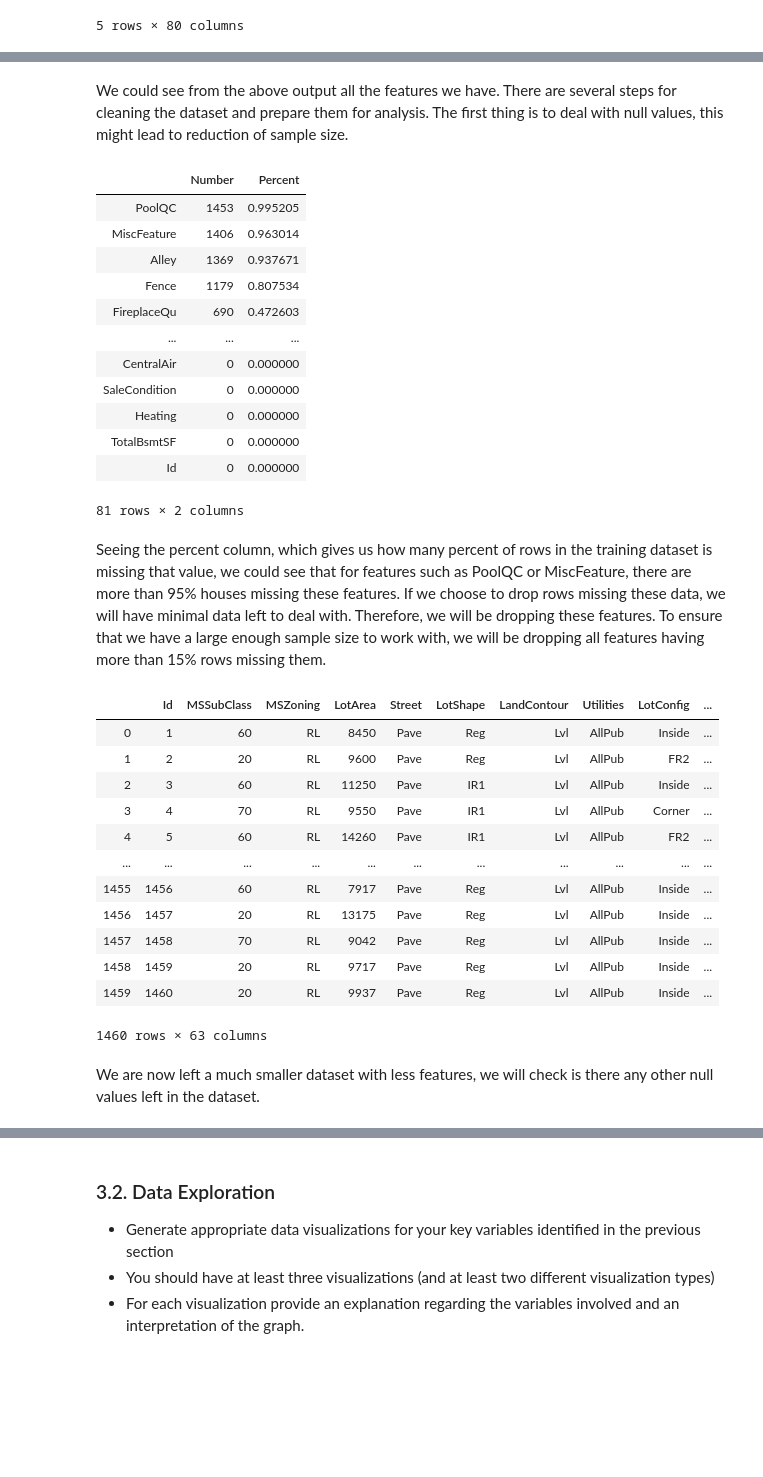
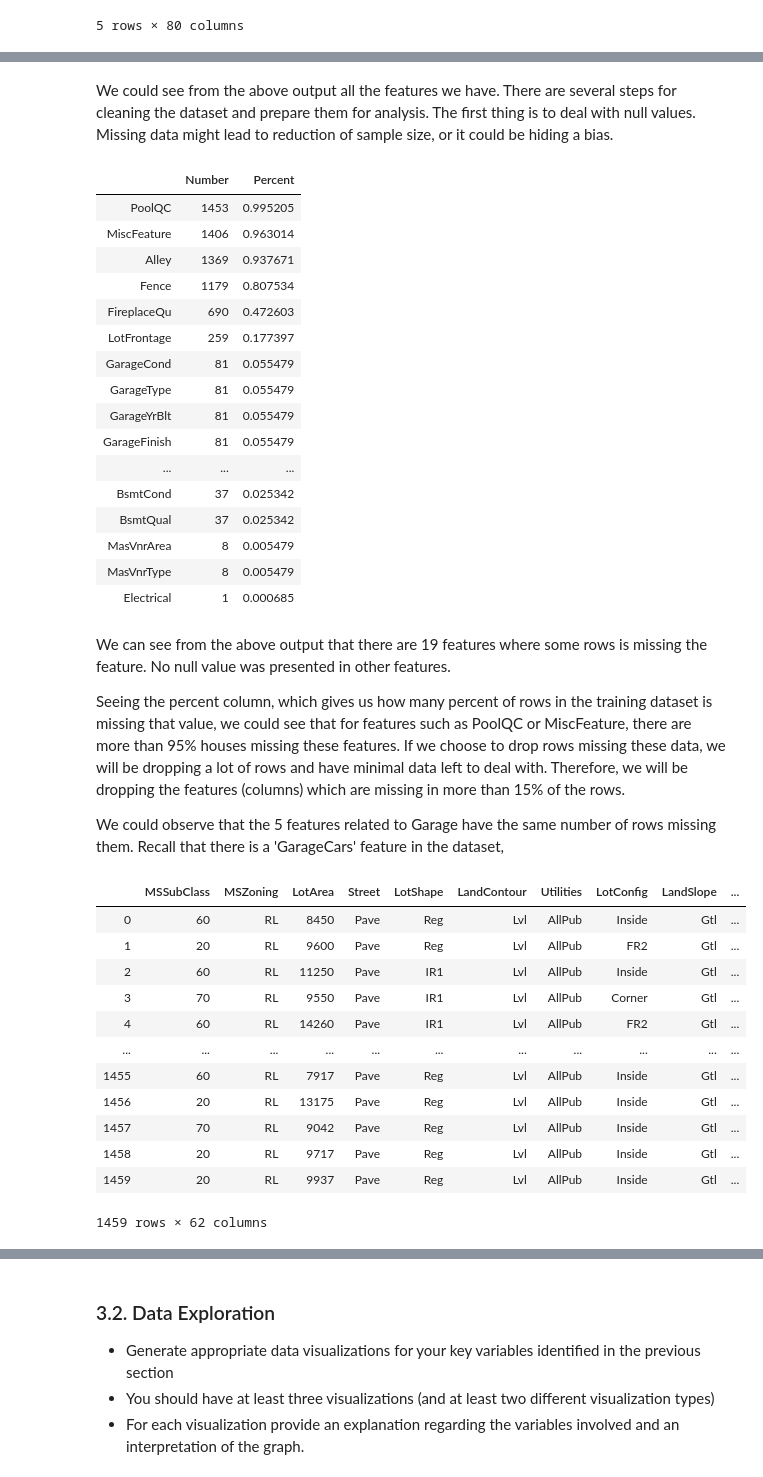
Before and after one commit to radoslavovm/ds3000_project, a Jupyter notebook: DS3000_FP4_Section2_Group16.ipynb, the cells around one changed output, grey strips where cells are left out. Saved outputs shown, nothing was run; the diff lists cells and outputs as text; code cells hidden in the pictures; blank space fills up the shorter version.

```diff
--- a/DS3000_FP4_Section2_Group16.ipynb
+++ b/DS3000_FP4_Section2_Group16.ipynb
@@ -132,12 +133,13 @@ Index(['Id', 'MSSubClass', 'MSZoning', 'LotFrontage', 'LotArea', 'Street',
        'SaleCondition'],
       dtype='object')
 # %% [markdown]
-We could see from the above output all the features we have. There are several steps for cleaning the dataset and prepare them for analysis. The first thing is to deal with null values, this might lead to reduction of sample size.
+We could see from the above output all the features we have. There are several steps for cleaning the dataset and prepare them for analysis. The first thing is to deal with null values. Missing data might lead to reduction of sample size, or it could be hiding a bias.
 # %%
 #count missing data
 number_missing = train.isnull().sum().sort_values(ascending=False)
 percent_missing = (train.isnull().sum()/train.isnull().count()).sort_values(ascending=False)
 null_summary = pd.concat([number_missing, percent_missing], axis=1, keys=['Number', 'Percent'])
+null_summary = null_summary[null_summary['Number'] != 0]
 null_summary
 # %% [output]
 |  | Number | Percent |
@@ -146,31 +148,39 @@ null_summary
 | Alley | 1369 | 0.937671 |
 | Fence | 1179 | 0.807534 |
 | FireplaceQu | 690 | 0.472603 |
+| LotFrontage | 259 | 0.177397 |
+| GarageCond | 81 | 0.055479 |
+| GarageType | 81 | 0.055479 |
+| GarageYrBlt | 81 | 0.055479 |
+| GarageFinish | 81 | 0.055479 |
 | ... | ... | ... |
-| CentralAir | 0 | 0.000000 |
-| SaleCondition | 0 | 0.000000 |
-| Heating | 0 | 0.000000 |
-| TotalBsmtSF | 0 | 0.000000 |
-| Id | 0 | 0.000000 |
+| BsmtCond | 37 | 0.025342 |
+| BsmtQual | 37 | 0.025342 |
+| MasVnrArea | 8 | 0.005479 |
+| MasVnrType | 8 | 0.005479 |
+| Electrical | 1 | 0.000685 |
-81 rows × 2 columns
 # %% [markdown]
-Seeing the percent column, which gives us how many percent of rows in the training dataset is missing that value, we could see that for features such as PoolQC or MiscFeature, there are more than 95% houses missing these features. If we choose to drop rows missing these data, we will have minimal data left to deal with. Therefore, we will be dropping these features. To ensure that we have a large enough sample size to work with, we will be dropping all features having more than 15% rows missing them.
+We can see from the above output that there are 19 features where some rows is missing the feature. No null value was presented in other features.
+
+Seeing the percent column, which gives us how many percent of rows in the training dataset is missing that value, we could see that for features such as PoolQC or MiscFeature, there are more than 95% houses missing these features. If we choose to drop rows missing these data, we will be dropping a lot of rows and have minimal data left to deal with. Therefore, we will be dropping the features (columns) which are missing in more than 15% of the rows.
+
+We could observe that the 5 features related to Garage have the same number of rows missing them. Recall that there is a 'GarageCars' feature in the dataset,
 # %%
 train = train.drop((null_summary[null_summary['Number'] > 1]).index,1)
+train = train.drop(train.loc[train['Electrical'].isnull()].index)
+train = train.drop('Id',1)
 train
 # %% [output]
-|  | Id | MSSubClass | MSZoning | LotArea | Street | LotShape | LandContour | Utilities | LotConfig | ... |
-| 0 | 1 | 60 | RL | 8450 | Pave | Reg | Lvl | AllPub | Inside | ... |
-| 1 | 2 | 20 | RL | 9600 | Pave | Reg | Lvl | AllPub | FR2 | ... |
-| 2 | 3 | 60 | RL | 11250 | Pave | IR1 | Lvl | AllPub | Inside | ... |
-| 3 | 4 | 70 | RL | 9550 | Pave | IR1 | Lvl | AllPub | Corner | ... |
-| 4 | 5 | 60 | RL | 14260 | Pave | IR1 | Lvl | AllPub | FR2 | ... |
+|  | MSSubClass | MSZoning | LotArea | Street | LotShape | LandContour | Utilities | LotConfig | LandSlope | ... |
+| 0 | 60 | RL | 8450 | Pave | Reg | Lvl | AllPub | Inside | Gtl | ... |
+| 1 | 20 | RL | 9600 | Pave | Reg | Lvl | AllPub | FR2 | Gtl | ... |
+| 2 | 60 | RL | 11250 | Pave | IR1 | Lvl | AllPub | Inside | Gtl | ... |
+| 3 | 70 | RL | 9550 | Pave | IR1 | Lvl | AllPub | Corner | Gtl | ... |
+| 4 | 60 | RL | 14260 | Pave | IR1 | Lvl | AllPub | FR2 | Gtl | ... |
 | ... | ... | ... | ... | ... | ... | ... | ... | ... | ... | ... |
-| 1455 | 1456 | 60 | RL | 7917 | Pave | Reg | Lvl | AllPub | Inside | ... |
-| 1456 | 1457 | 20 | RL | 13175 | Pave | Reg | Lvl | AllPub | Inside | ... |
-| 1457 | 1458 | 70 | RL | 9042 | Pave | Reg | Lvl | AllPub | Inside | ... |
-| 1458 | 1459 | 20 | RL | 9717 | Pave | Reg | Lvl | AllPub | Inside | ... |
-| 1459 | 1460 | 20 | RL | 9937 | Pave | Reg | Lvl | AllPub | Inside | ... |
+| 1455 | 60 | RL | 7917 | Pave | Reg | Lvl | AllPub | Inside | Gtl | ... |
+| 1456 | 20 | RL | 13175 | Pave | Reg | Lvl | AllPub | Inside | Gtl | ... |
+| 1457 | 70 | RL | 9042 | Pave | Reg | Lvl | AllPub | Inside | Gtl | ... |
+| 1458 | 20 | RL | 9717 | Pave | Reg | Lvl | AllPub | Inside | Gtl | ... |
+| 1459 | 20 | RL | 9937 | Pave | Reg | Lvl | AllPub | Inside | Gtl | ... |
-1460 rows × 63 columns
+1459 rows × 62 columns
-# %% [markdown]
-We are now left a much smaller dataset with less features, we will check is there any other null values left in the dataset.
```
Also changed, not shown: parts of 12 cells of this notebook.
